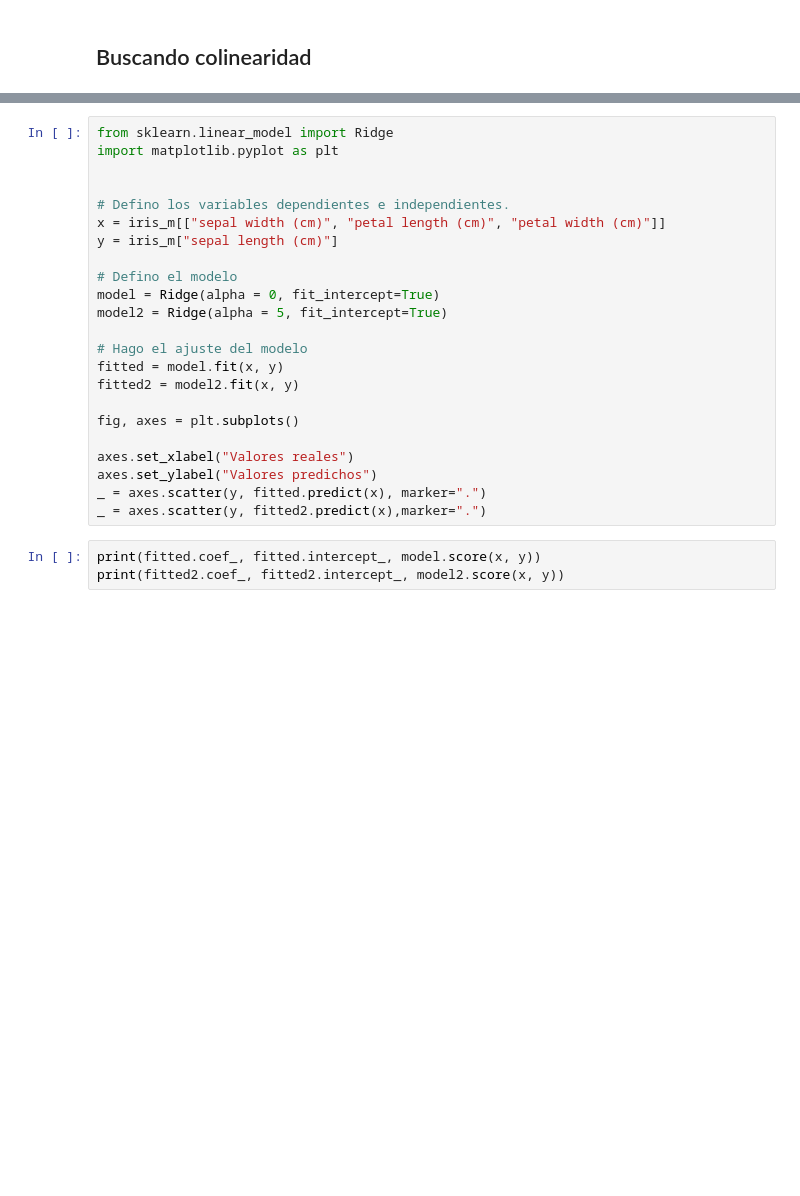
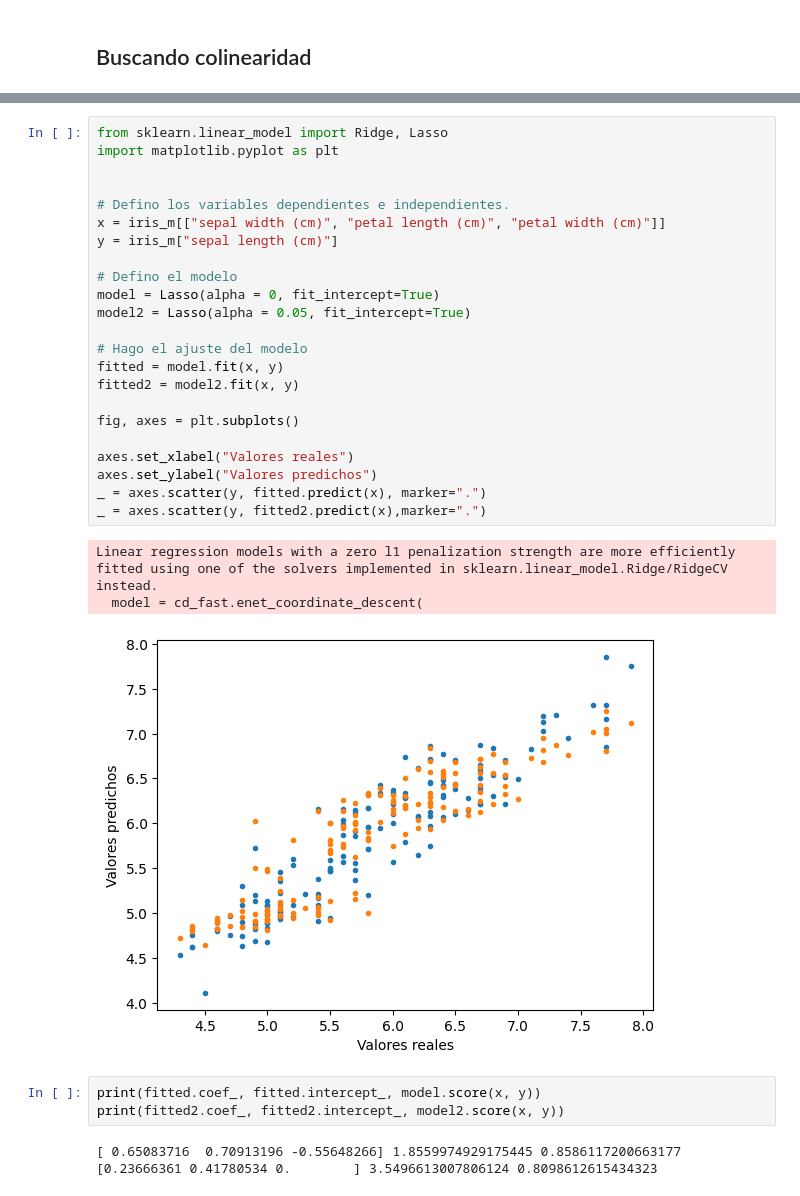
Before and after one commit to javieriserte/qualitative-data-course, a Jupyter notebook: classes/C02.1.Regresion.ipynb, the cells around one changed output, grey strips where cells are left out. Saved outputs shown, nothing was run; the diff lists cells and outputs as text; blank space fills up the shorter version.

```diff
--- a/classes/C02.1.Regresion.ipynb
+++ b/classes/C02.1.Regresion.ipynb
@@ -415,29 +530,36 @@ iris_m.corr()
 # %%
-from sklearn.linear_model import Ridge
+from sklearn.linear_model import Ridge, Lasso
 import matplotlib.pyplot as plt
 
 
 # Defino los variables dependientes e independientes.
 x = iris_m[["sepal width (cm)", "petal length (cm)", "petal width (cm)"]]
 y = iris_m["sepal length (cm)"]
 
 # Defino el modelo
-model = Ridge(alpha = 0, fit_intercept=True)
-model2 = Ridge(alpha = 5, fit_intercept=True)
+model = Lasso(alpha = 0, fit_intercept=True)
+model2 = Lasso(alpha = 0.05, fit_intercept=True)
 
 # Hago el ajuste del modelo
 fitted = model.fit(x, y)
 fitted2 = model2.fit(x, y)
 
 fig, axes = plt.subplots()
 
 axes.set_xlabel("Valores reales")
 axes.set_ylabel("Valores predichos")
 _ = axes.scatter(y, fitted.predict(x), marker=".")
 _ = axes.scatter(y, fitted2.predict(x),marker=".")
+# %% [output]
+Linear regression models with a zero l1 penalization strength are more efficiently fitted using one of the solvers implemented in sklearn.linear_model.Ridge/RidgeCV instead.
+  model = cd_fast.enet_coordinate_descent(
+[figure, added]
 # %%
 print(fitted.coef_, fitted.intercept_, model.score(x, y))
 print(fitted2.coef_, fitted2.intercept_, model2.score(x, y))
+# %% [output]
+[ 0.65083716  0.70913196 -0.55648266] 1.8559974929175445 0.8586117200663177
+[0.23666361 0.41780534 0.        ] 3.5496613007806124 0.8098612615434323
 # %% [markdown]
 ## Ejercicio
 
```
Also changed, not shown: parts of 19 cells of this notebook, 7 other files.
